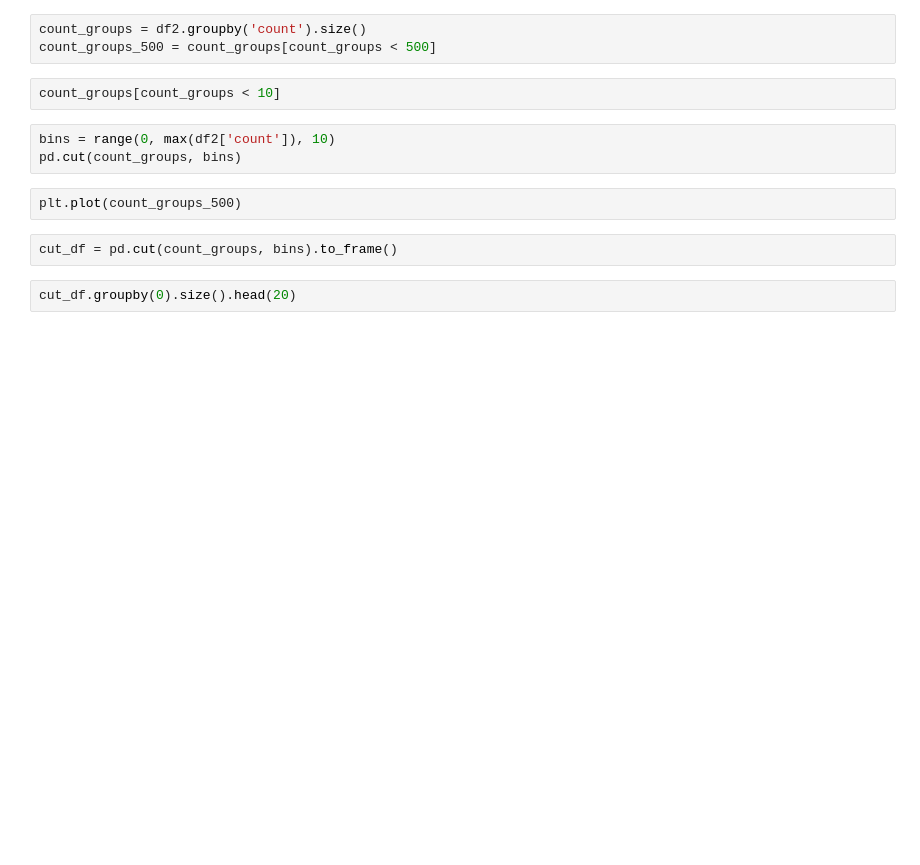
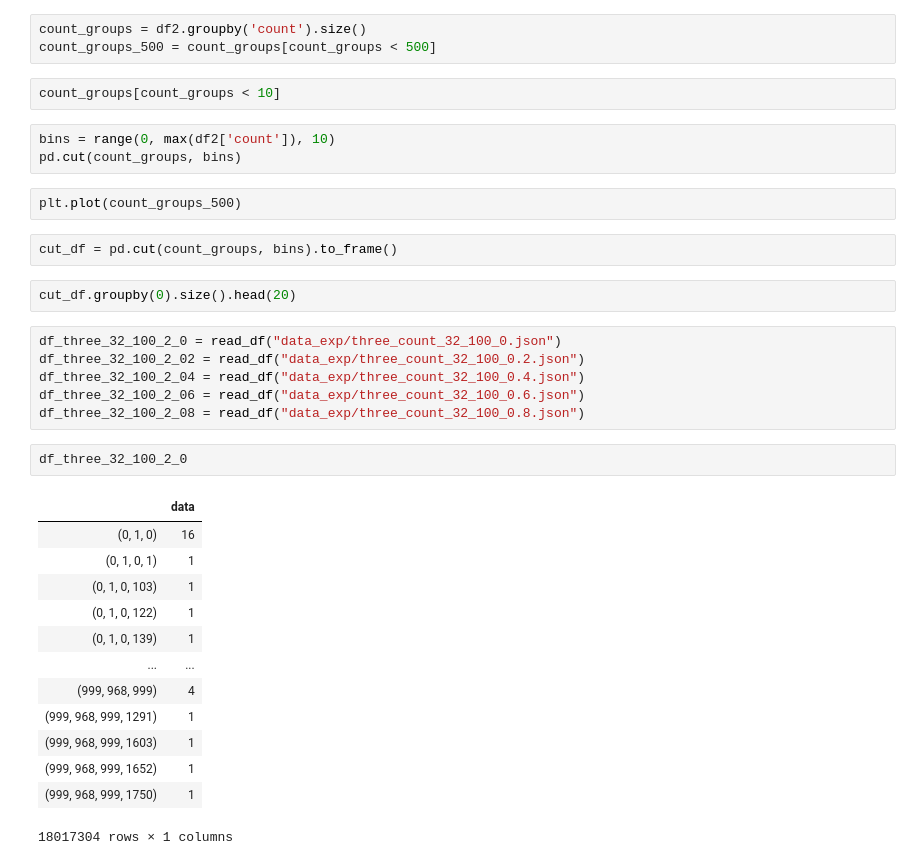
Before and after one commit to WiktorJ/node2vec, a Jupyter notebook: notebooks/data_analysis.ipynb, the cells around one changed output. Drawn from its saved outputs; the diff is of its cells as text; blank space fills up the shorter version.

```diff
--- a/notebooks/data_analysis.ipynb
+++ b/notebooks/data_analysis.ipynb
@@ -604,3 +728,25 @@ plt.plot(count_groups_500)
 cut_df = pd.cut(count_groups, bins).to_frame()
 # %%
 cut_df.groupby(0).size().head(20)
+# %%
+df_three_32_100_2_0 = read_df("data_exp/three_count_32_100_0.json")
+df_three_32_100_2_02 = read_df("data_exp/three_count_32_100_0.2.json")
+df_three_32_100_2_04 = read_df("data_exp/three_count_32_100_0.4.json")
+df_three_32_100_2_06 = read_df("data_exp/three_count_32_100_0.6.json")
+df_three_32_100_2_08 = read_df("data_exp/three_count_32_100_0.8.json")
+# %%
+df_three_32_100_2_0
+# %% [output]
+|  | data |
+| (0, 1, 0) | 16 |
+| (0, 1, 0, 1) | 1 |
+| (0, 1, 0, 103) | 1 |
+| (0, 1, 0, 122) | 1 |
+| (0, 1, 0, 139) | 1 |
+| ... | ... |
+| (999, 968, 999) | 4 |
+| (999, 968, 999, 1291) | 1 |
+| (999, 968, 999, 1603) | 1 |
+| (999, 968, 999, 1652) | 1 |
+| (999, 968, 999, 1750) | 1 |
+18017304 rows × 1 columns
```
Also changed, not shown: parts of 22 cells of this notebook, 2 other files.
